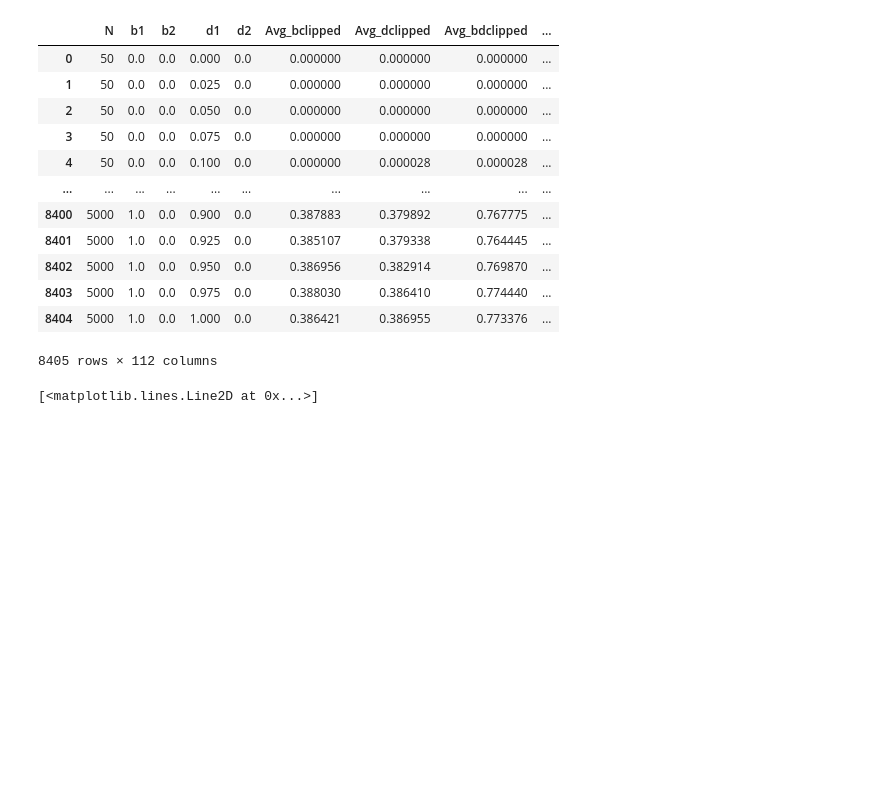
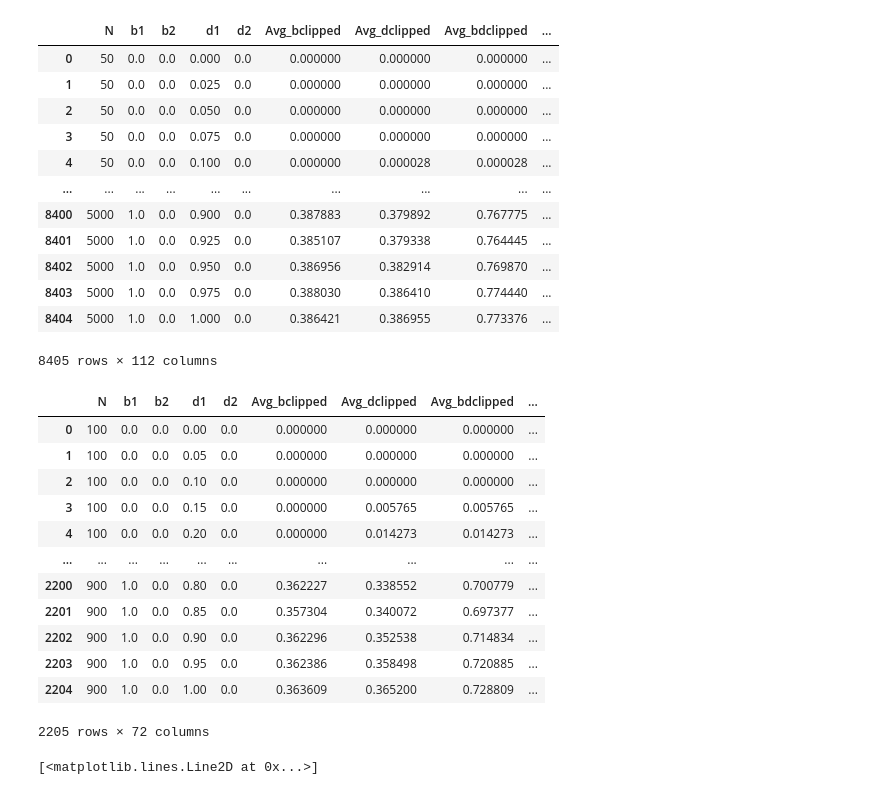
Before and after one commit to Abol-NH3/Fitness_Waves, a Jupyter notebook: notebooks/Heatmaps.ipynb, the cells around one changed output. Cells and saved outputs as stored; diff of their text form; code cells hidden in the pictures; blank space fills up the shorter version.

```diff
--- a/notebooks/Heatmaps.ipynb
+++ b/notebooks/Heatmaps.ipynb
@@ -720,3 +782,33 @@ df
 | 8403 | 5000 | 1.0 | 0.0 | 0.975 | 0.0 | 0.388030 | 0.386410 | 0.774440 | ... |
 | 8404 | 5000 | 1.0 | 0.0 | 1.000 | 0.0 | 0.386421 | 0.386955 | 0.773376 | ... |
 8405 rows × 112 columns
+# %%
+nlist = np.array([100, 300, 500, 700, 900])  # , 10000    10, 50 ,100, 500, 1000, 5000
+blist = b1list = np.arange(0,1.001 ,0.05)
+dlist = d1list = np.arange(0,1.001 ,0.05)
+b2list = np.array([0])
+d2list = np.array([0])
+tmax = 105
+transient = np.array([1, 5])                # transient[0]=0 skips transient[1] percent; transient[0]=1 skips transient[1] unit times
+t_lag  = 0.01                               # time interval between saved results, measured in unit time
+t_lag2 = 1
+nansa  = 1
+save_dir=f"C:/Results/Fitnesswaves/T4_Quad_N({nlist[0]},{nlist[-1]})_b1({b1list[0]},{b1list[-1]})_b2({b2list[0]},{b2list[-1]})_d1({d1list[0]},{d1list[-1]})_d2({d2list[0]},{d2list[-1]})_tmax({tmax})_tlag({t_lag})_transient({int(transient[0])},{int(transient[1])})_nansa({nansa})"
+
+df = pd.read_csv(os.path.join(save_dir, "ALL_summaries.csv"))
+df = df.sort_values(["N", "b1","b2", "d1", "d2"]).reset_index(drop=True)
+df
+# %% [output]
+|  | N | b1 | b2 | d1 | d2 | Avg_bclipped | Avg_dclipped | Avg_bdclipped | ... |
+| 0 | 100 | 0.0 | 0.0 | 0.00 | 0.0 | 0.000000 | 0.000000 | 0.000000 | ... |
+| 1 | 100 | 0.0 | 0.0 | 0.05 | 0.0 | 0.000000 | 0.000000 | 0.000000 | ... |
+| 2 | 100 | 0.0 | 0.0 | 0.10 | 0.0 | 0.000000 | 0.000000 | 0.000000 | ... |
+| 3 | 100 | 0.0 | 0.0 | 0.15 | 0.0 | 0.000000 | 0.005765 | 0.005765 | ... |
+| 4 | 100 | 0.0 | 0.0 | 0.20 | 0.0 | 0.000000 | 0.014273 | 0.014273 | ... |
+| ... | ... | ... | ... | ... | ... | ... | ... | ... | ... |
+| 2200 | 900 | 1.0 | 0.0 | 0.80 | 0.0 | 0.362227 | 0.338552 | 0.700779 | ... |
+| 2201 | 900 | 1.0 | 0.0 | 0.85 | 0.0 | 0.357304 | 0.340072 | 0.697377 | ... |
+| 2202 | 900 | 1.0 | 0.0 | 0.90 | 0.0 | 0.362296 | 0.352538 | 0.714834 | ... |
+| 2203 | 900 | 1.0 | 0.0 | 0.95 | 0.0 | 0.362386 | 0.358498 | 0.720885 | ... |
+| 2204 | 900 | 1.0 | 0.0 | 1.00 | 0.0 | 0.363609 | 0.365200 | 0.728809 | ... |
+2205 rows × 72 columns
```
Also changed, not shown: parts of 4 cells of this notebook, 24 other files.
